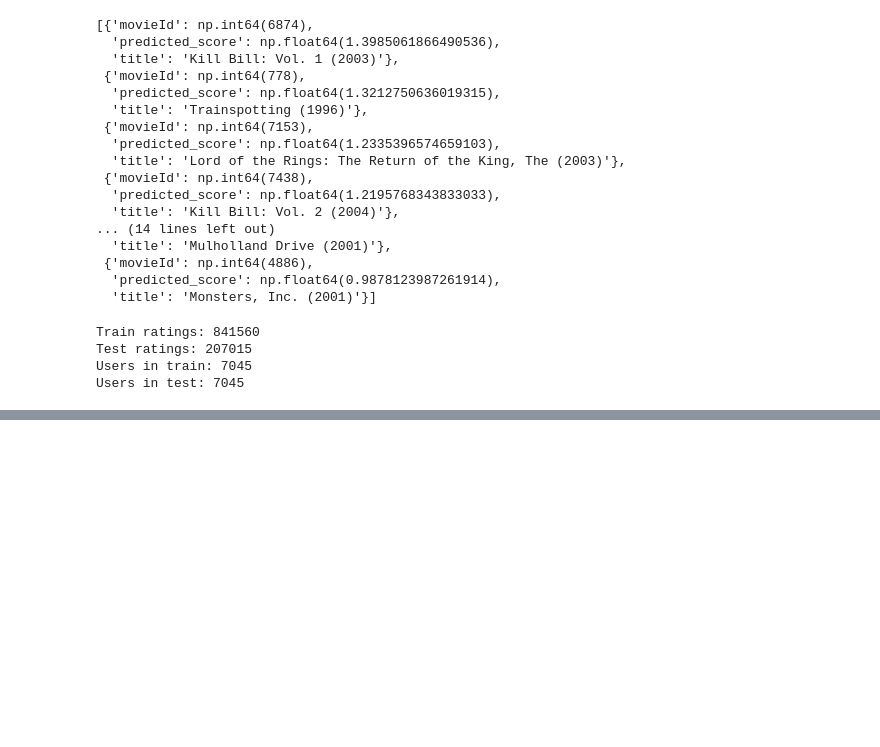
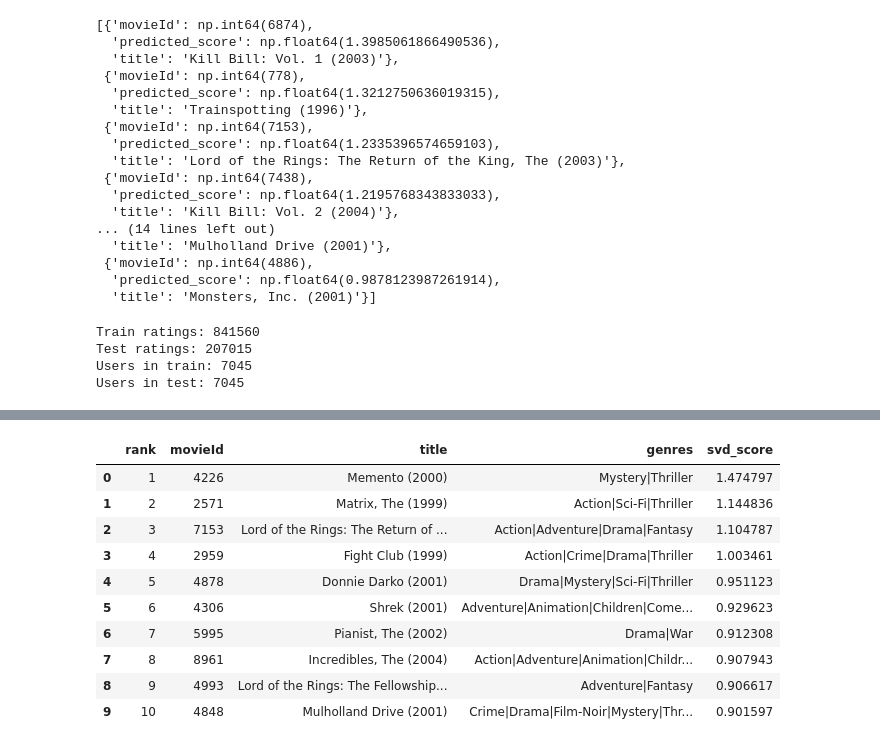
Before and after one commit to pandeyamratash/MovieReccomendationSystem, a Jupyter notebook: notebooks/collaborative.ipynb, the cells around one changed output, grey strips where cells are left out. Cells and saved outputs as stored; diff of their text form; code cells hidden in the pictures; blank space fills up the shorter version.

```diff
--- a/notebooks/collaborative.ipynb
+++ b/notebooks/collaborative.ipynb
@@ -374,0 +541,13 @@ Users in test: 7045
+# %%
+# Test recommendations for one user
+
+test_user_id = train_user_ids[0]
+
+recommendations = recommend_for_user(
+    test_user_id,
+    n=10
+)
+
+print("User:", test_user_id)
+print("Recommended movie IDs:")
+print(recommendations)
@@ -374,0 +598,48 @@ Users in test: 7045
+# %%
+# Create a readable recommendation table
+
+recommendation_rows = []
+
+user_idx = train_user_id_to_index[test_user_id]
+
+for rank, movie_id in enumerate(
+    recommendations,
+    start=1
+):
+    movie_idx = train_movie_id_to_index[movie_id]
+
+    movie_info = movies[
+        movies["movieId"] == movie_id
+    ]
+
+    if len(movie_info) == 0:
+        continue
+
+    recommendation_rows.append({
+        "rank": rank,
+        "movieId": movie_id,
+        "title": movie_info.iloc[0]["title"],
+        "genres": movie_info.iloc[0]["genres"],
+        "svd_score": predicted_ratings[
+            user_idx,
+            movie_idx
+        ]
+    })
+
+recommendation_df = pd.DataFrame(
+    recommendation_rows
+)
+
+recommendation_df
+# %% [output]
+|  | rank | movieId | title | genres | svd_score |
+| 0 | 1 | 4226 | Memento (2000) | Mystery|Thriller | 1.474797 |
+| 1 | 2 | 2571 | Matrix, The (1999) | Action|Sci-Fi|Thriller | 1.144836 |
+| 2 | 3 | 7153 | Lord of the Rings: The Return of ... | Action|Adventure|Drama|Fantasy | 1.104787 |
+| 3 | 4 | 2959 | Fight Club (1999) | Action|Crime|Drama|Thriller | 1.003461 |
+| 4 | 5 | 4878 | Donnie Darko (2001) | Drama|Mystery|Sci-Fi|Thriller | 0.951123 |
+| 5 | 6 | 4306 | Shrek (2001) | Adventure|Animation|Children|Come... | 0.929623 |
+| 6 | 7 | 5995 | Pianist, The (2002) | Drama|War | 0.912308 |
+| 7 | 8 | 8961 | Incredibles, The (2004) | Action|Adventure|Animation|Childr... | 0.907943 |
+| 8 | 9 | 4993 | Lord of the Rings: The Fellowship... | Adventure|Fantasy | 0.906617 |
+| 9 | 10 | 4848 | Mulholland Drive (2001) | Crime|Drama|Film-Noir|Mystery|Thr... | 0.901597 |
```
Also changed, not shown: parts of 22 cells of this notebook, 14 other files.
